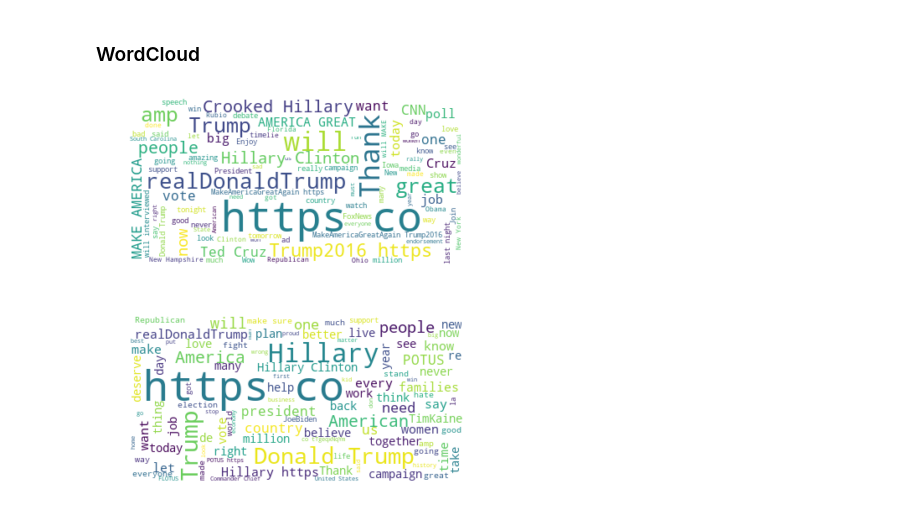
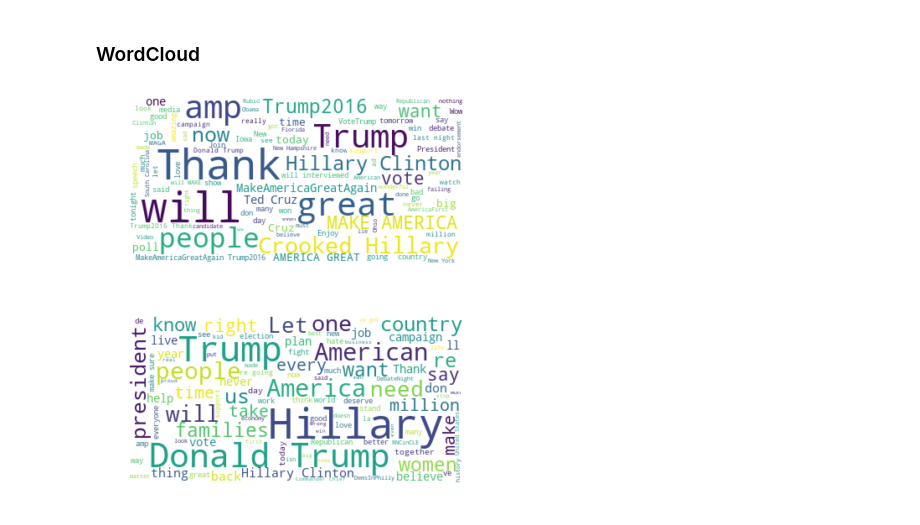
Before and after one commit to matteobonanomi/tweet_sentiment, a Jupyter notebook: notebook/Tweet Analysis.ipynb, the cells around one changed output. Drawn from its saved outputs; the diff is of its cells as text; code cells hidden in the pictures.

Commit message:
Improve tweet text cleaning algorith

```diff
--- a/notebook/Tweet Analysis.ipynb
+++ b/notebook/Tweet Analysis.ipynb
@@ -38,12 +38,16 @@ class TwitterClient(object):
 #        except:
 #            print("Error: Authentication Failed")
 
-    def clean_tweet(self, tweet):
+
+    def _clean_tweets(self, tweet_list):
         '''
         Utility function to clean tweet text by removing links, special characters
         using simple regex statements.
         '''
-        return ' '.join(re.sub("""(@[A-Za-z0-9]+)|([^0-9A-Za-z \t])|(\w+:\/\/\S+)""", " ", tweet).split())
+        clean_tweets = [re.sub(r'(https|http)?:\/\/(\w|\.|\/|\?|\=|\&|\%)*\b', '', x, flags=re.MULTILINE) for x in tweet_list]
+        clean_tweets = [re.sub("(@[A-Za-z0-9]+)|([^0-9A-Za-z \t])|(\w+:\/\/\S+)", " ", x) for x in clean_tweets]
+
+        return clean_tweets
 
     def get_tweet_sentiment(self, tweet):
         '''
@@ -51,7 +55,7 @@ class TwitterClient(object):
         using textblob's sentiment method
         '''
         # create TextBlob object of passed tweet text
-        analysis = TextBlob(self.clean_tweet(tweet))
+        analysis = TextBlob(tweet)
         # set sentiment
         if analysis.sentiment.polarity > 0:
             return 'positive'
@@ -69,9 +73,11 @@ class TwitterClient(object):
         tweets_df.original_author = tweets_df.original_author.apply(str)
 
         tweets_df = tweets_df[tweets_df['original_author']=='nan'][['handle','text']]
-        fetched_tweets = tweets_df[tweets_df.handle == author].text
+        fetched_tweets = tweets_df[tweets_df.handle == author].text.tolist()
 
-        return fetched_tweets
+        clean_tweets = self._clean_tweets(fetched_tweets)
+
+        return clean_tweets
 
     def analyze_tweets(self,fetched_tweets):
 
@@ -132,15 +138,19 @@ class TwitterClient(object):
         print("Negative tweets percentage: {}%".format(100*len(ntweets)/len(tweets)))
         # percentage of neutral tweets
         print("Neutral tweets percentage: {}%".format(100*(len(tweets) - len(ntweets) - len(ptweets))/len(tweets)))
+        print('-------------------------------------------------------------')
+        # printing first 5 positive tweets
 
-        # printing first 5 positive tweets
-        print("\n\nPositive tweets:")
+        print("\nPositive tweets:")
         for tweet in ptweets[:5]:
+            print('')
             print(tweet['text'])
 
+        print('-------------------------------------------------------------')
         # printing first 5 negative tweets
-        print("\n\nNegative tweets:")
+        print("\nNegative tweets:")
         for tweet in ntweets[:5]:
+            print('')
             print(tweet['text'])
 
         return
@@ -235,20 +245,20 @@ i hate you all
 # %% [markdown]
 ### WordCloud
 # %%
-text= trump_tweets.str.cat(sep=' ')
+text= ' '.join(trump_tweets)
 wordcloud = WordCloud(max_font_size=50, max_words=100, background_color="white").generate(text)
 plt.figure()
 plt.imshow(wordcloud, interpolation="bilinear")
 plt.axis("off")
 plt.show()
 # %% [output]
-[figure, old version]
+[figure, new version]
 # %%
-text= clinton_tweets.str.cat(sep=' ')
+text= ' '.join(clinton_tweets)
 wordcloud = WordCloud(max_font_size=50, max_words=100, background_color="white").generate(text)
 plt.figure()
 plt.imshow(wordcloud, interpolation="bilinear")
 plt.axis("off")
 plt.show()
 # %% [output]
-[figure, old version]
+[figure, new version]
```
Also changed, not shown: parts of 2 cells of this notebook.
